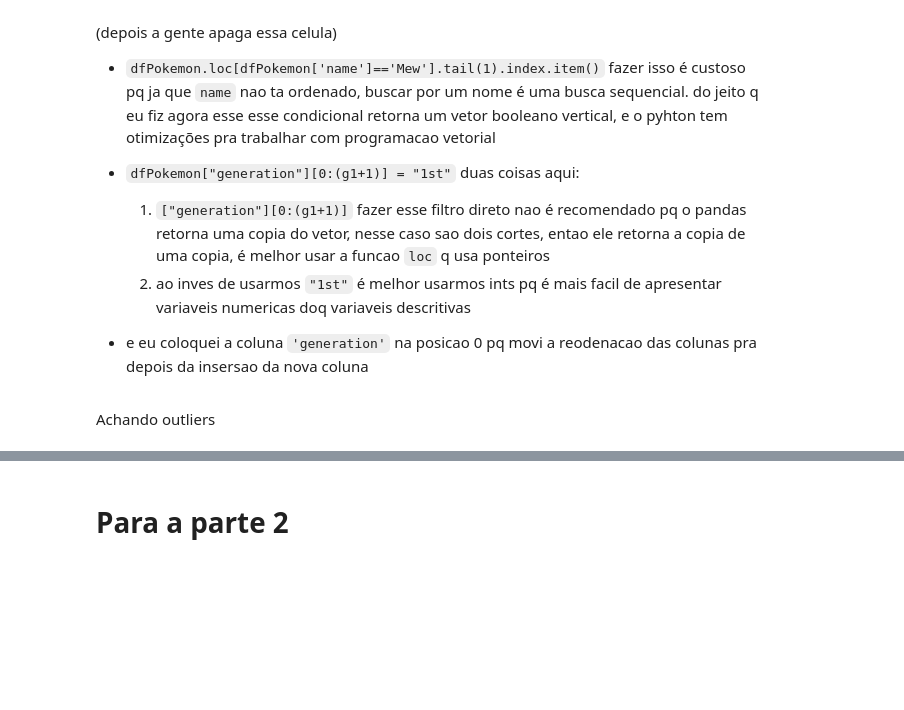
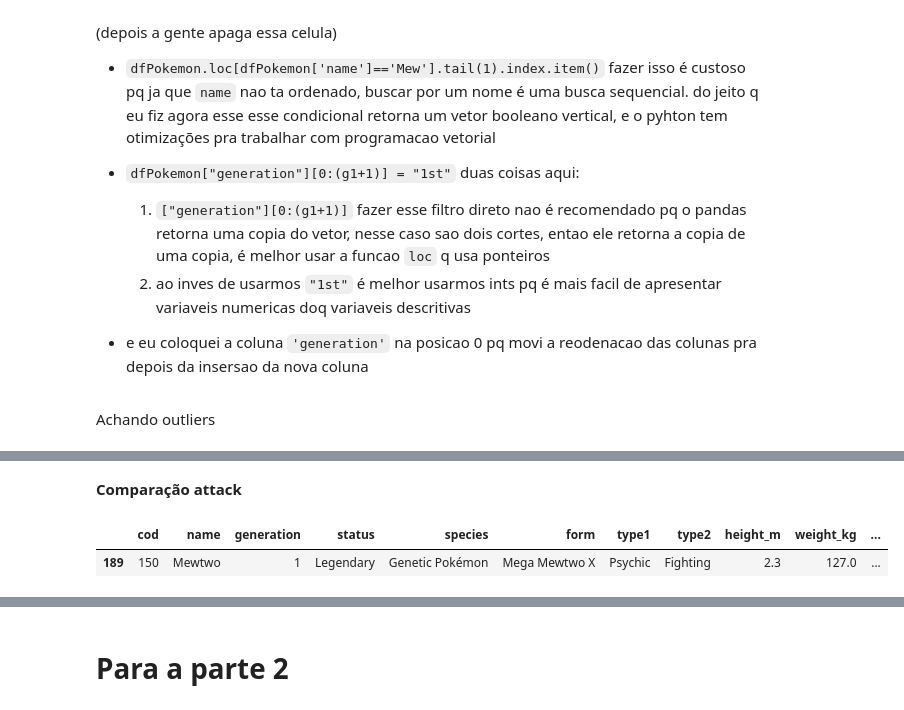
Before and after one commit to BrenoUSP/SCC0652_Computational_Visualization, a Jupyter notebook: notebooks/Projeto_1_Processamento_de_dados.ipynb, the cells around one changed output, grey strips where cells are left out. Saved outputs shown, nothing was run; the diff lists cells and outputs as text; code cells hidden in the pictures; blank space fills up the shorter version.

```diff
--- a/notebooks/Projeto_1_Processamento_de_dados.ipynb
+++ b/notebooks/Projeto_1_Processamento_de_dados.ipynb
@@ -258,0 +284,8 @@ pokemonOut
+# %% [markdown]
+**Comparação attack**
+# %%
+attackPokemonMax=dfPokemon.loc[[dfPokemon['attack'].idxmax()]]
+attackPokemonMax
+# %% [output]
+|  | cod | name | generation | status | species | form | type1 | type2 | height_m | weight_kg | ... |
+| 189 | 150 | Mewtwo | 1 | Legendary | Genetic Pokémon | Mega Mewtwo X | Psychic | Fighting | 2.3 | 127.0 | ... |
```
Also changed, not shown: parts of 37 cells of this notebook.
